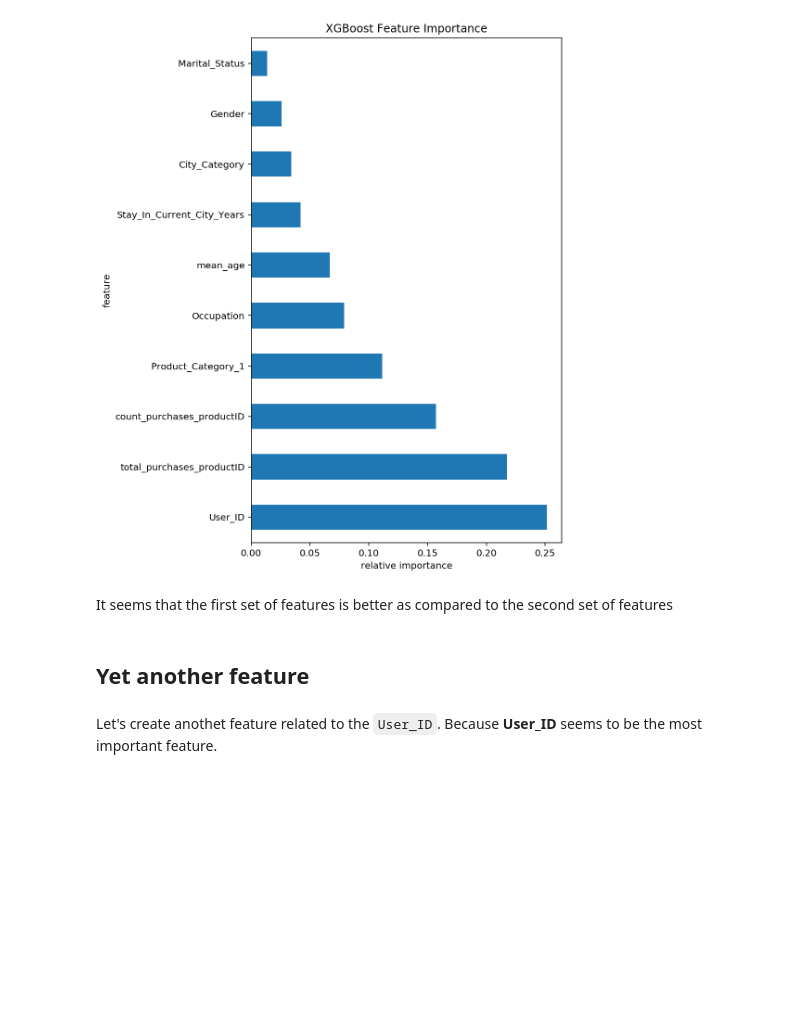
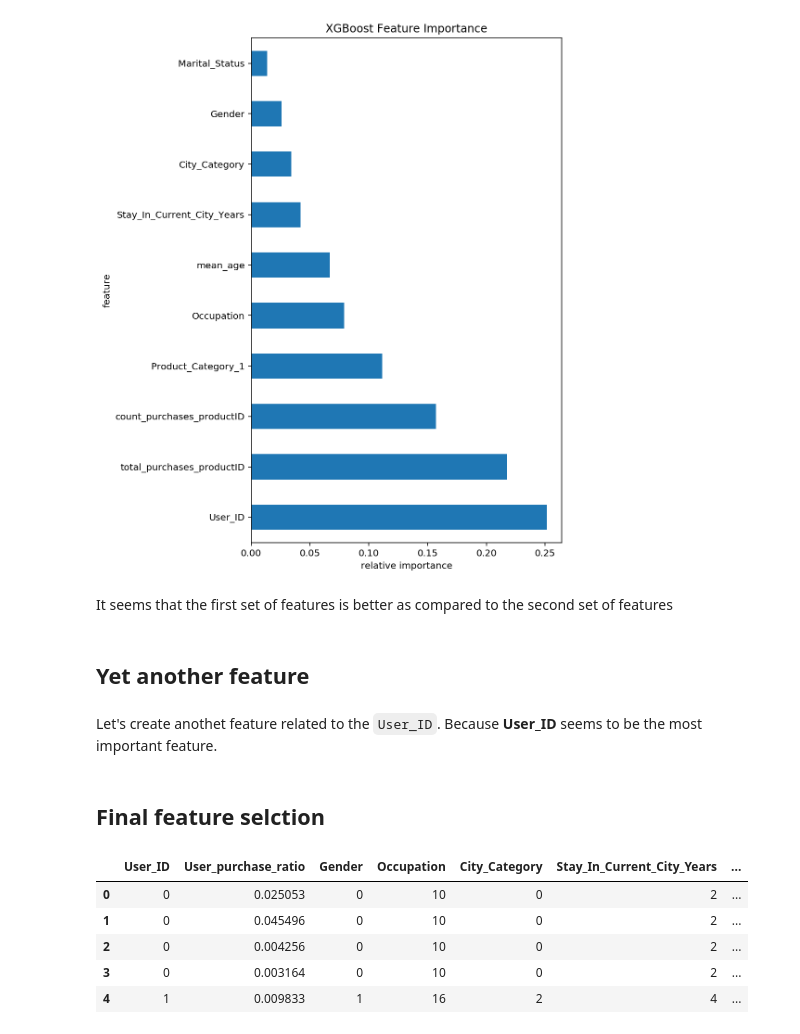
Before and after one commit to MayukhSobo/AnalyticsVidya_Contests, a Jupyter notebook: BF_customer_behaviour/feature_creation_xgb_importance.ipynb, the cells around one changed output. Saved outputs shown, nothing was run; the diff lists cells and outputs as text; code cells hidden in the pictures; blank space fills up the shorter version.

```diff
--- a/BF_customer_behaviour/feature_creation_xgb_importance.ipynb
+++ b/BF_customer_behaviour/feature_creation_xgb_importance.ipynb
@@ -168,0 +177,2 @@
+# %% [markdown]
+## Final feature selction
@@ -168,0 +194,9 @@
+# %%
+dtrain[cols3].head()
+# %% [output]
+|  | User_ID | User_purchase_ratio | Gender | Occupation | City_Category | Stay_In_Current_City_Years | ... |
+| 0 | 0 | 0.025053 | 0 | 10 | 0 | 2 | ... |
+| 1 | 0 | 0.045496 | 0 | 10 | 0 | 2 | ... |
+| 2 | 0 | 0.004256 | 0 | 10 | 0 | 2 | ... |
+| 3 | 0 | 0.003164 | 0 | 10 | 0 | 2 | ... |
+| 4 | 1 | 0.009833 | 1 | 16 | 2 | 4 | ... |
```
Also changed, not shown: parts of 6 cells of this notebook.
